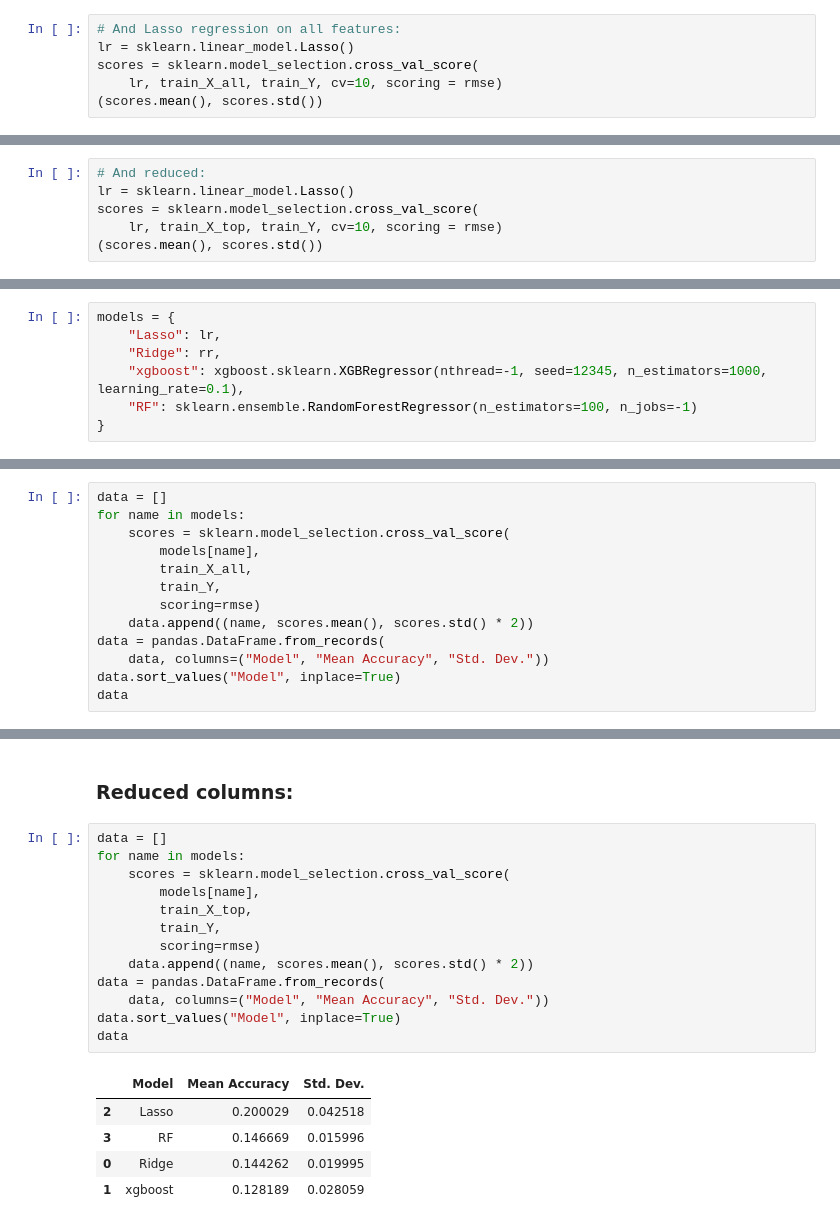
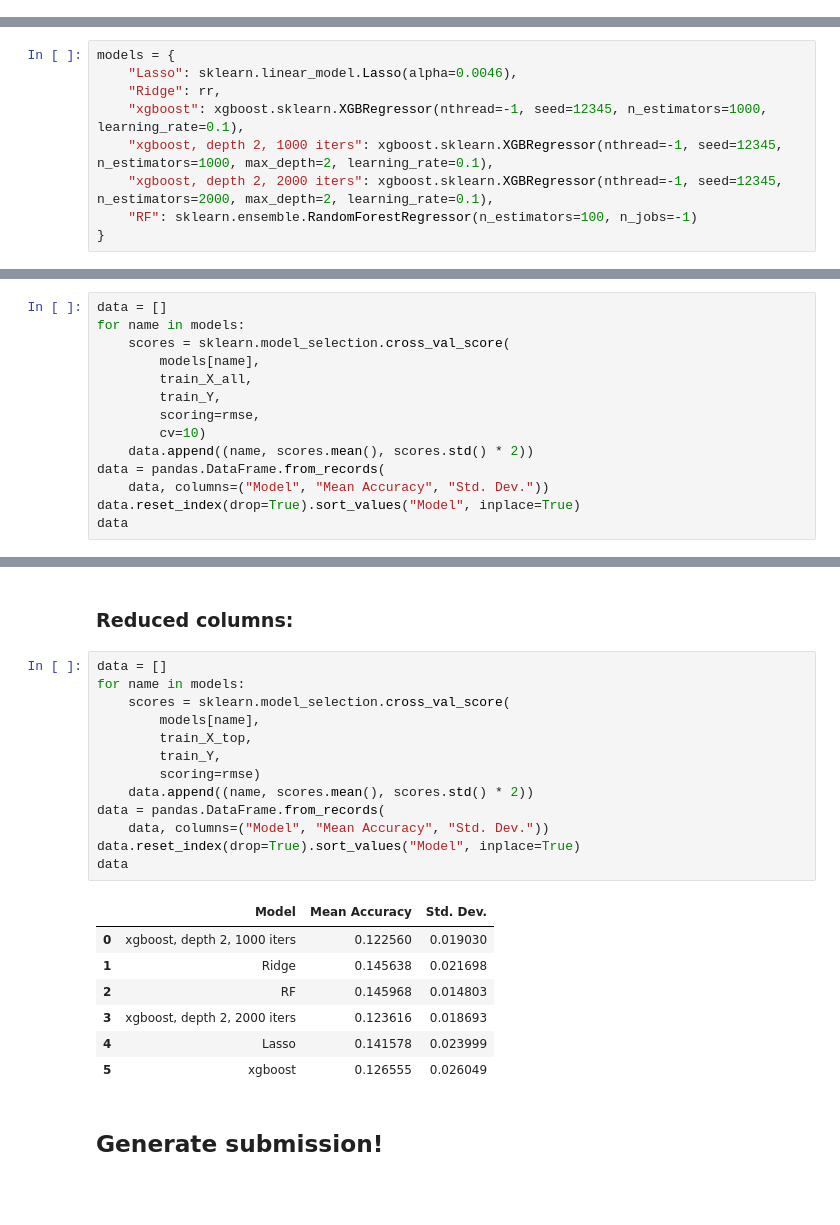
Before and after one commit to Hodapp87/kaggle-house-prices, a Jupyter notebook: Scratch for House Prices competition on Kaggle.ipynb, the cells around one changed output, grey strips where cells are left out. Saved outputs shown, nothing was run; the diff lists cells and outputs as text; blank space fills up the shorter version.

```diff
--- a/Scratch for House Prices competition on Kaggle.ipynb
+++ b/Scratch for House Prices competition on Kaggle.ipynb
@@ -585,6 +575,0 @@ scores = sklearn.model_selection.cross_val_score(
-# %%
-# And Lasso regression on all features:
-lr = sklearn.linear_model.Lasso()
-scores = sklearn.model_selection.cross_val_score(
-    lr, train_X_all, train_Y, cv=10, scoring = rmse)
-(scores.mean(), scores.std())
@@ -593,6 +575,0 @@ scores = sklearn.model_selection.cross_val_score(
-# %%
-# And reduced:
-lr = sklearn.linear_model.Lasso()
-scores = sklearn.model_selection.cross_val_score(
-    lr, train_X_top, train_Y, cv=10, scoring = rmse)
-(scores.mean(), scores.std())
@@ -669,9 +750,11 @@ plot_validation(train_scores, valid_scores, eta_range)
 ## Try out a zoo of models...
 # %%
 models = {
-    "Lasso": lr,
+    "Lasso": sklearn.linear_model.Lasso(alpha=0.0046),
     "Ridge": rr,
     "xgboost": xgboost.sklearn.XGBRegressor(nthread=-1, seed=12345, n_estimators=1000, learning_rate=0.1),
+    "xgboost, depth 2, 1000 iters": xgboost.sklearn.XGBRegressor(nthread=-1, seed=12345, n_estimators=1000, max_depth=2, learning_rate=0.1),
+    "xgboost, depth 2, 2000 iters": xgboost.sklearn.XGBRegressor(nthread=-1, seed=12345, n_estimators=2000, max_depth=2, learning_rate=0.1),
     "RF": sklearn.ensemble.RandomForestRegressor(n_estimators=100, n_jobs=-1)
 }
 # %% [markdown]
@@ -683,11 +766,12 @@ for name in models:
         models[name],
         train_X_all,
         train_Y,
-        scoring=rmse)
+        scoring=rmse,
+        cv=10)
     data.append((name, scores.mean(), scores.std() * 2))
 data = pandas.DataFrame.from_records(
     data, columns=("Model", "Mean Accuracy", "Std. Dev."))
-data.sort_values("Model", inplace=True)
+data.reset_index(drop=True).sort_values("Model", inplace=True)
 data
 # %% [output]
 |  | Model | Mean Accuracy | Std. Dev. |
@@ -700,20 +786,24 @@ data
 # %%
 data = []
 for name in models:
     scores = sklearn.model_selection.cross_val_score(
         models[name],
         train_X_top,
         train_Y,
         scoring=rmse)
     data.append((name, scores.mean(), scores.std() * 2))
 data = pandas.DataFrame.from_records(
     data, columns=("Model", "Mean Accuracy", "Std. Dev."))
-data.sort_values("Model", inplace=True)
+data.reset_index(drop=True).sort_values("Model", inplace=True)
 data
 # %% [output]
 |  | Model | Mean Accuracy | Std. Dev. |
-| 2 | Lasso | 0.200029 | 0.042518 |
-| 3 | RF | 0.146669 | 0.015996 |
-| 0 | Ridge | 0.144262 | 0.019995 |
-| 1 | xgboost | 0.128189 | 0.028059 |
+| 0 | xgboost, depth 2, 1000 iters | 0.122560 | 0.019030 |
+| 1 | Ridge | 0.145638 | 0.021698 |
+| 2 | RF | 0.145968 | 0.014803 |
+| 3 | xgboost, depth 2, 2000 iters | 0.123616 | 0.018693 |
+| 4 | Lasso | 0.141578 | 0.023999 |
+| 5 | xgboost | 0.126555 | 0.026049 |
+# %% [markdown]
+## Generate submission!
 # %%
```
Also changed, not shown: parts of 19 cells of this notebook.
